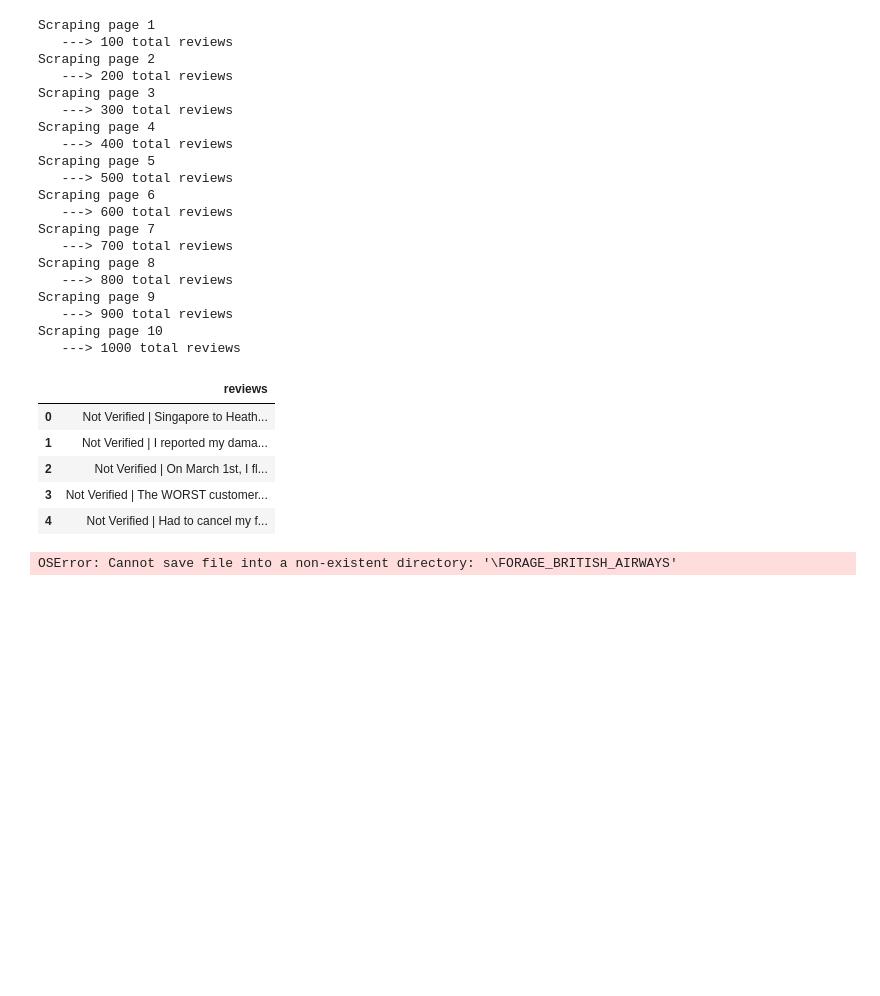
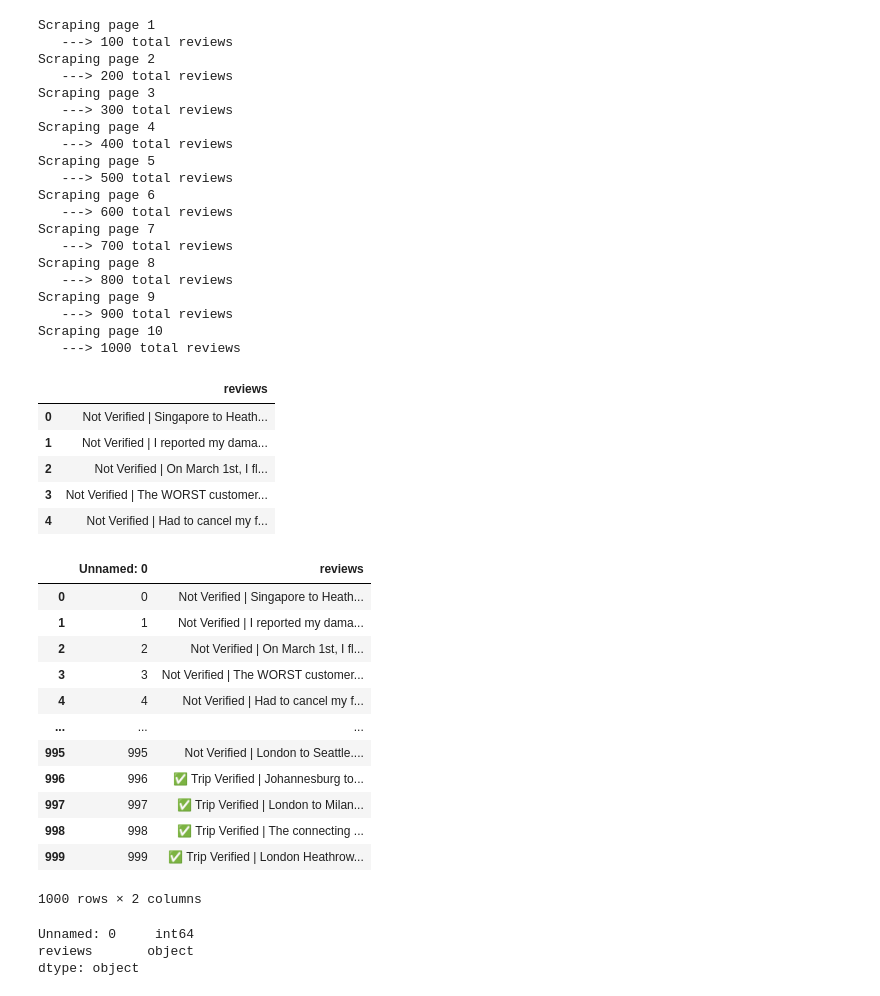
Before and after one commit to aaryansinha15/FORAGE_BRITISH_AIRWAYS, a Jupyter notebook: data/scrap_details.ipynb, the cells around one changed output. Cells and saved outputs as stored; diff of their text form; code cells hidden in the pictures; blank space fills up the shorter version.

```diff
--- a/data/scrap_details.ipynb
+++ b/data/scrap_details.ipynb
@@ -156,6 +143,4 @@ df.head()
 | 3 | Not Verified | The WORST customer... |
 | 4 | Not Verified | Had to cancel my f... |
 # %%
-df.to_csv("\FORAGE_BRITISH_AIRWAYS\data")
+df.to_csv("D:\\British_airways\\FORAGE_BRITISH_AIRWAYS\\data\\reviews.csv")
-# %% [output]
-OSError: Cannot save file into a non-existent directory: '\FORAGE_BRITISH_AIRWAYS'
@@ -161,0 +149,22 @@ OSError: Cannot save file into a non-existent directory: '\FORAGE_BRITISH_AIRWAY
+# %%
+df
+# %% [output]
+|  | Unnamed: 0 | reviews |
+| 0 | 0 | Not Verified | Singapore to Heath... |
+| 1 | 1 | Not Verified | I reported my dama... |
+| 2 | 2 | Not Verified | On March 1st, I fl... |
+| 3 | 3 | Not Verified | The WORST customer... |
+| 4 | 4 | Not Verified | Had to cancel my f... |
+| ... | ... | ... |
+| 995 | 995 | Not Verified | London to Seattle.... |
+| 996 | 996 | ✅ Trip Verified | Johannesburg to... |
+| 997 | 997 | ✅ Trip Verified | London to Milan... |
+| 998 | 998 | ✅ Trip Verified | The connecting ... |
+| 999 | 999 | ✅ Trip Verified | London Heathrow... |
+1000 rows × 2 columns
+# %%
+df.dtypes
+# %% [output]
+Unnamed: 0     int64
+reviews       object
+dtype: object
```
Also changed, not shown: parts of 8 cells of this notebook.
